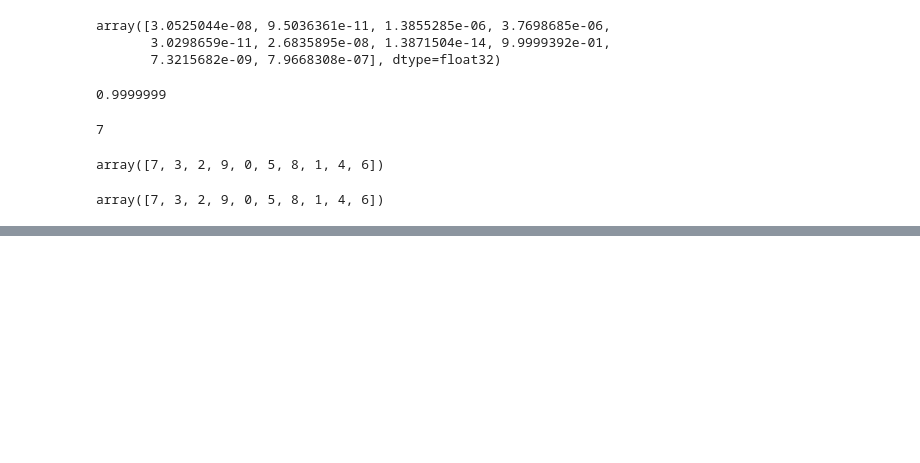
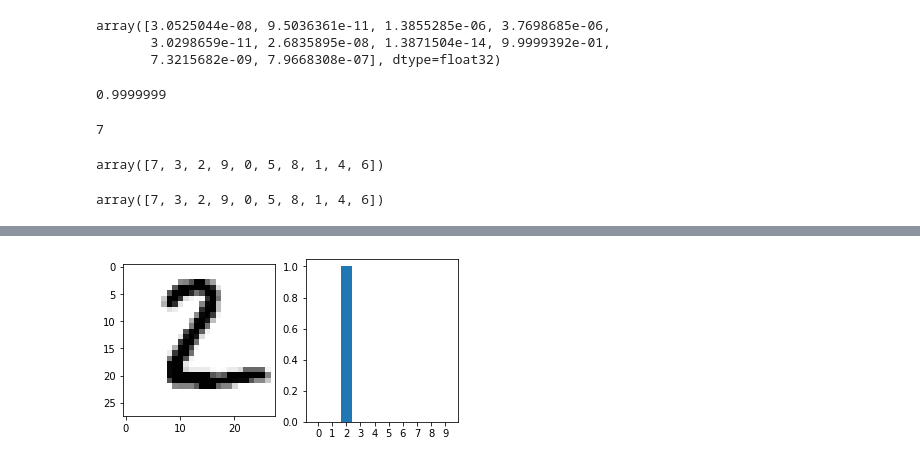
Before and after one commit to yu-s1127/hw_model, a Jupyter notebook: simple_model/simple_model.ipynb, the cells around one changed output, grey strips where cells are left out. Drawn from its saved outputs; the diff is of its cells as text; code cells hidden in the pictures; blank space fills up the shorter version.

```diff
--- a/simple_model/simple_model.ipynb
+++ b/simple_model/simple_model.ipynb
@@ -279,0 +305,15 @@ array([7, 3, 2, 9, 0, 5, 8, 1, 4, 6])
+# %%
+def verify_prediction(i):
+    plt.figure(figsize=(6,3))
+    plt.subplot(1,2,1)
+    plt.imshow(test_images_norm[i], cmap=plt.cm.binary)
+
+    plt.subplot(1,2,2)
+    plt.bar(range(10), predictions[i])
+    plt.xticks(range(10))
+
+    plt.show()
+# %%
+verify_prediction(1)
+# %% [output]
+[figure, added]
```
Also changed, not shown: parts of 7 cells of this notebook, 1 other file.
